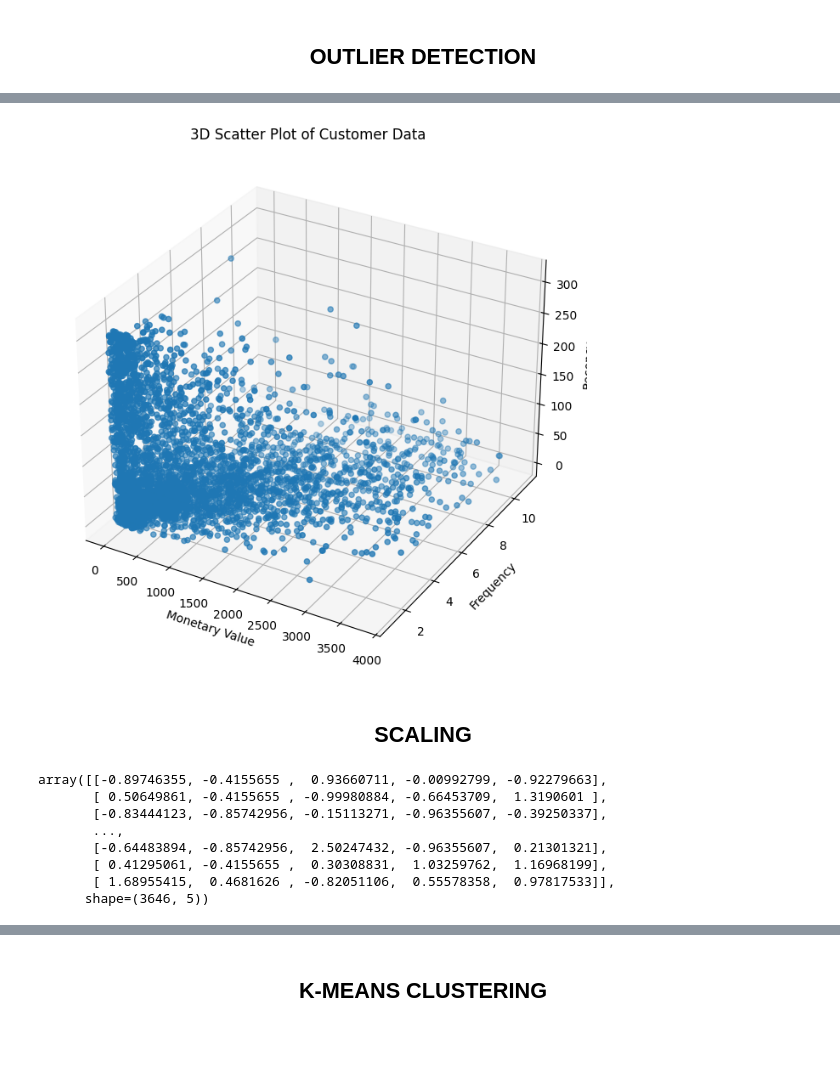
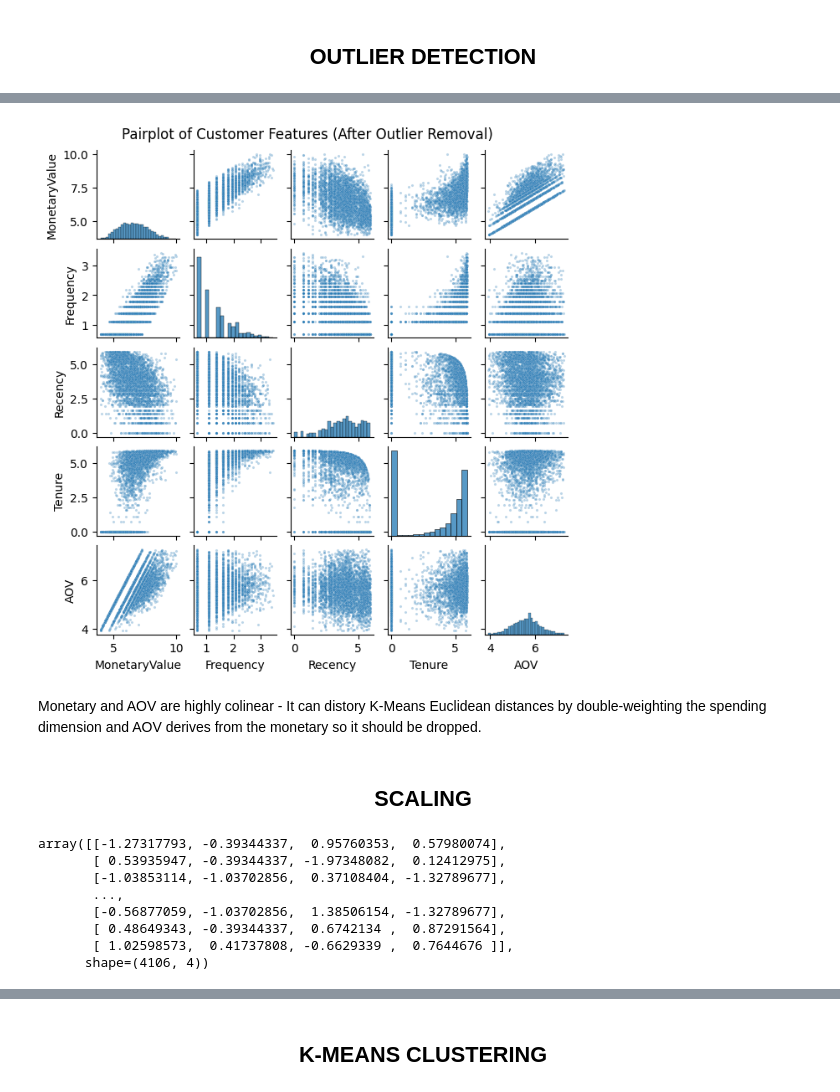
Before and after one commit to adulamaciej/Minor-Machine-Learning-projects, a Jupyter notebook: customer-segmentation-KMeans/code/online-retail-data-clustering.ipynb, the cells around one changed output, grey strips where cells are left out. Drawn from its saved outputs; the diff is of its cells as text; code cells hidden in the pictures; blank space fills up the shorter version.

Commit message:
Adding pairplots (for better understanding) + dropping AOV (it is very highly colinear with Monetary -> KMEANS consequences)

```diff
--- a/customer-segmentation-KMeans/code/online-retail-data-clustering.ipynb
+++ b/customer-segmentation-KMeans/code/online-retail-data-clustering.ipynb
@@ -500,7 +510,8 @@ F_Q3 = aggregated_df['Frequency'].quantile(0.75)
 F_IQR = F_Q3 - F_Q1
 
 
-frequency_outliers_df = aggregated_df[(aggregated_df['Frequency'] > (F_Q3 + 1.5 * F_IQR)) | (aggregated_df['Frequency'] < (F_Q1 - 1.5 * F_IQR))].copy()
+frequency_outliers_df = aggregated_df[(aggregated_df['Frequency'] > (F_Q3 + 1.5 * F_IQR))
+                                      | (aggregated_df['Frequency'] < (F_Q1 - 1.5 * F_IQR))].copy()
 
 frequency_outliers_df.describe()
 # %% [output]
@@ -516,15 +527,15 @@ frequency_outliers_df.describe()
 # %%
-R_Q1 = aggregated_df['Recency'].quantile(0.25)
-R_Q3 = aggregated_df['Recency'].quantile(0.75)
-R_IQR = R_Q3 - R_Q1
+A_Q1 = aggregated_df['AOV'].quantile(0.25)
+A_Q3 = aggregated_df['AOV'].quantile(0.75)
+A_IQR = A_Q3 - A_Q1
 
-recency_outliers_df = aggregated_df[(aggregated_df['Recency'] > (R_Q3 + 1.5 * R_IQR))
-                                    | (aggregated_df['Recency'] < (R_Q1 - 1.5 * R_IQR))].copy()
+aov_outliers_df = aggregated_df[(aggregated_df['AOV'] > (A_Q3 + 1.5 * A_IQR))
+                                | (aggregated_df['AOV'] < (A_Q1 - 1.5 * A_IQR))].copy()
 # %%
 non_outliers_df = aggregated_df[
     (~aggregated_df.index.isin(monetary_outliers_df.index)) &
     (~aggregated_df.index.isin(frequency_outliers_df.index)) &
-    (~aggregated_df.index.isin(recency_outliers_df.index))
+    (~aggregated_df.index.isin(aov_outliers_df.index))
 ]
 non_outliers_df.describe()
 # %% [output]
@@ -562,16 +585,10 @@ plt.show()
 # %%
-fig = plt.figure(figsize=(8, 8))
-
-ax = fig.add_subplot(projection="3d")
-
-scatter = ax.scatter(non_outliers_df["MonetaryValue"], non_outliers_df["Frequency"], non_outliers_df["Recency"])
-
-ax.set_xlabel('Monetary Value')
-ax.set_ylabel('Frequency')
-ax.set_zlabel('Recency')
-
-ax.set_title('3D Scatter Plot of Customer Data')
-
+sns.pairplot(non_outliers_df[["MonetaryValue", "Frequency", "Recency", "Tenure", "AOV"]],
+             plot_kws={"alpha": 0.3, "s": 5},
+             height=1.3)
+plt.suptitle("Pairplot of Customer Features (After Outlier Removal)", y=1.02)
 plt.show()
 # %% [output]
-[figure, old version]
+[figure, new version]
+# %% [markdown]
+Monetary and AOV are highly colinear - It can distory K-Means Euclidean distances by double-weighting the spending dimension and AOV derives from the monetary so it should be dropped.
@@ -578,20 +597,22 @@ plt.show()
 # %% [markdown]
 <h2 style="text-align: center">SCALING</h2>
 # %%
+# standardscaler because skewed data and outliers already have been handled
+
 scaler = StandardScaler()
 
-scaled_data = scaler.fit_transform(non_outliers_df[["MonetaryValue", "Frequency", "Recency", "Tenure", "AOV"]])
+scaled_data = scaler.fit_transform(non_outliers_df[["MonetaryValue", "Frequency", "Recency", "Tenure"]])
 
 scaled_data
 # %% [output]
-array([[-0.89746355, -0.4155655 ,  0.93660711, -0.00992799, -0.92279663],
-       [ 0.50649861, -0.4155655 , -0.99980884, -0.66453709,  1.3190601 ],
-       [-0.83444123, -0.85742956, -0.15113271, -0.96355607, -0.39250337],
+array([[-1.27317793, -0.39344337,  0.95760353,  0.57980074],
+       [ 0.53935947, -0.39344337, -1.97348082,  0.12412975],
+       [-1.03853114, -1.03702856,  0.37108404, -1.32789677],
        ...,
-       [-0.64483894, -0.85742956,  2.50247432, -0.96355607,  0.21301321],
-       [ 0.41295061, -0.4155655 ,  0.30308831,  1.03259762,  1.16968199],
-       [ 1.68955415,  0.4681626 , -0.82051106,  0.55578358,  0.97817533]],
-      shape=(3646, 5))
+       [-0.56877059, -1.03702856,  1.38506154, -1.32789677],
+       [ 0.48649343, -0.39344337,  0.6742134 ,  0.87291564],
+       [ 1.02598573,  0.41737808, -0.6629339 ,  0.7644676 ]],
+      shape=(4106, 4))
 # %%
 scaled_data_df = pd.DataFrame(
     scaled_data,
```
Also changed, not shown: parts of 17 cells of this notebook.
